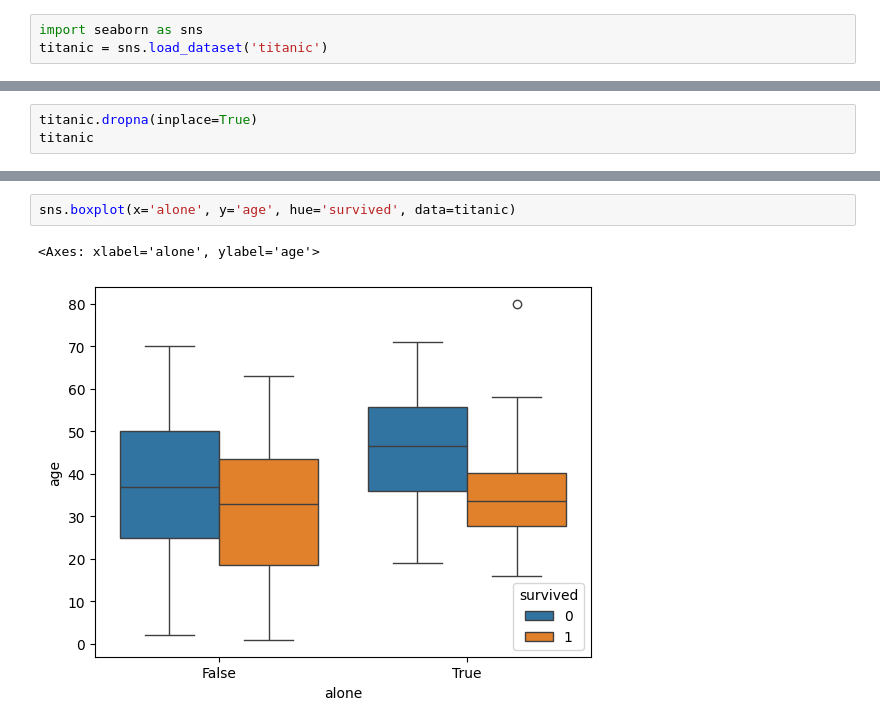
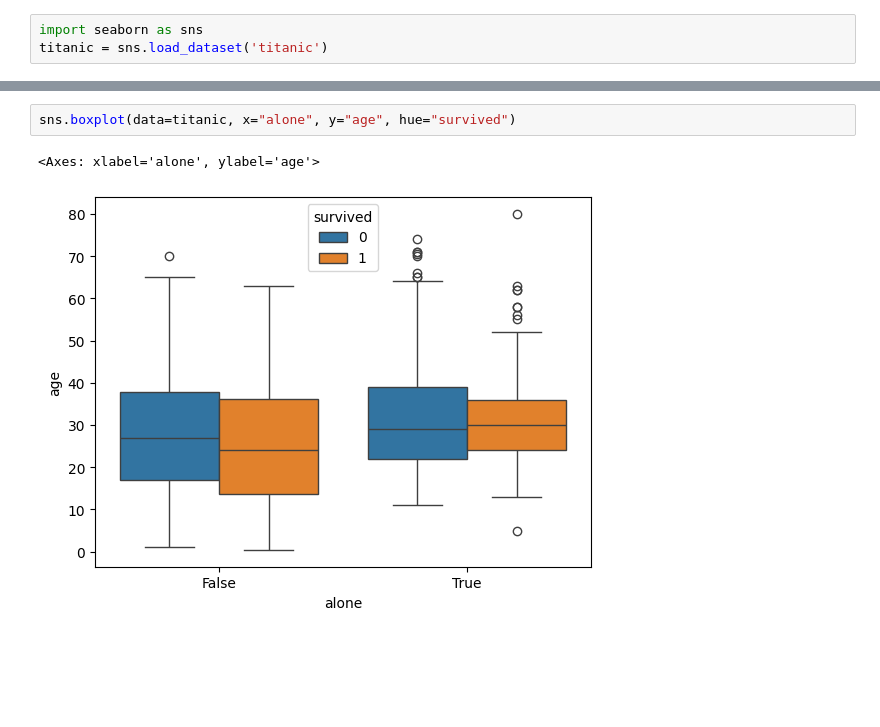
Before and after one commit to msarkar92/pandas-basics, a Jupyter notebook: Day_7_Copy_of_pandas_+_visualization.ipynb, the cells around one changed output, grey strips where cells are left out. Saved outputs shown, nothing was run; the diff lists cells and outputs as text; blank space fills up the shorter version.

```diff
--- a/Day_7_Copy_of_pandas_+_visualization.ipynb
+++ b/Day_7_Copy_of_pandas_+_visualization.ipynb
@@ -859,3 +871,0 @@ titanic
-# %%
-titanic.dropna(inplace=True)
-titanic
@@ -876,5 +872,5 @@ titanic
 # %%
-sns.boxplot(x='alone', y='age', hue='survived', data=titanic)
+sns.boxplot(data=titanic, x="alone", y="age", hue="survived")
 # %% [output]
 <Axes: xlabel='alone', ylabel='age'>
-[figure, old version]
+[figure, new version]
```
Also changed, not shown: parts of 8 cells of this notebook.
